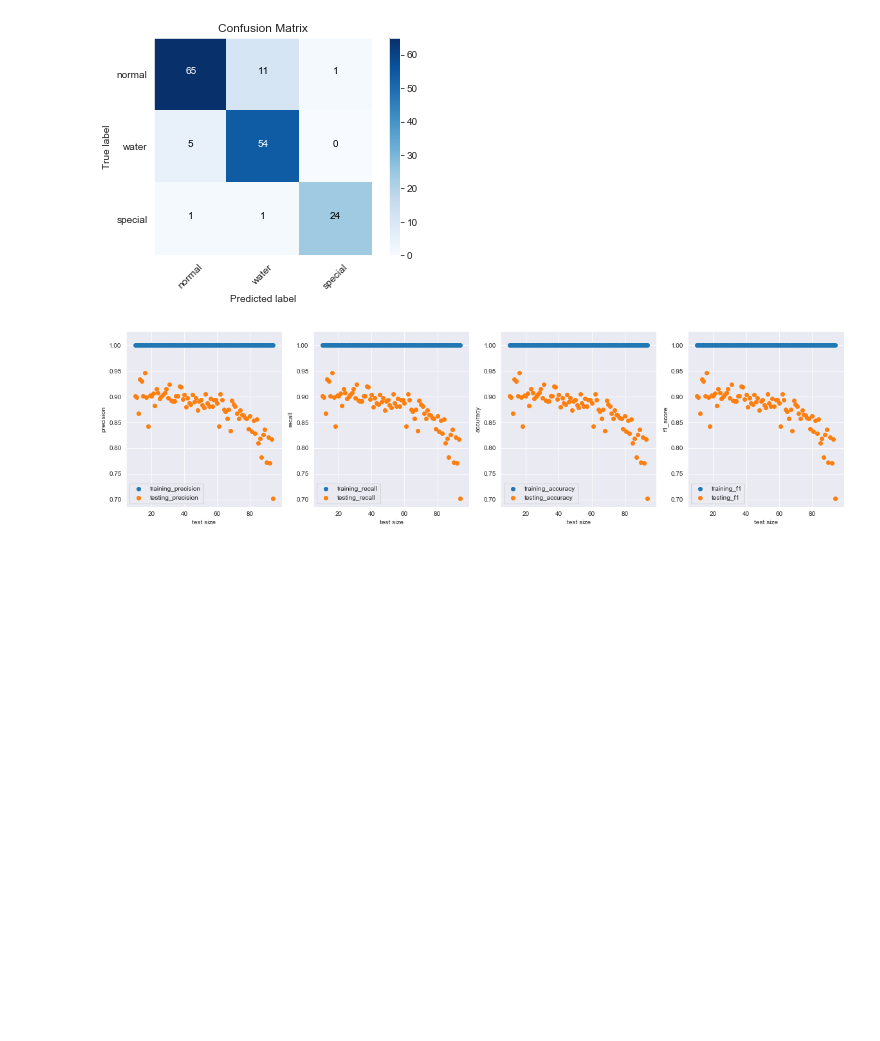
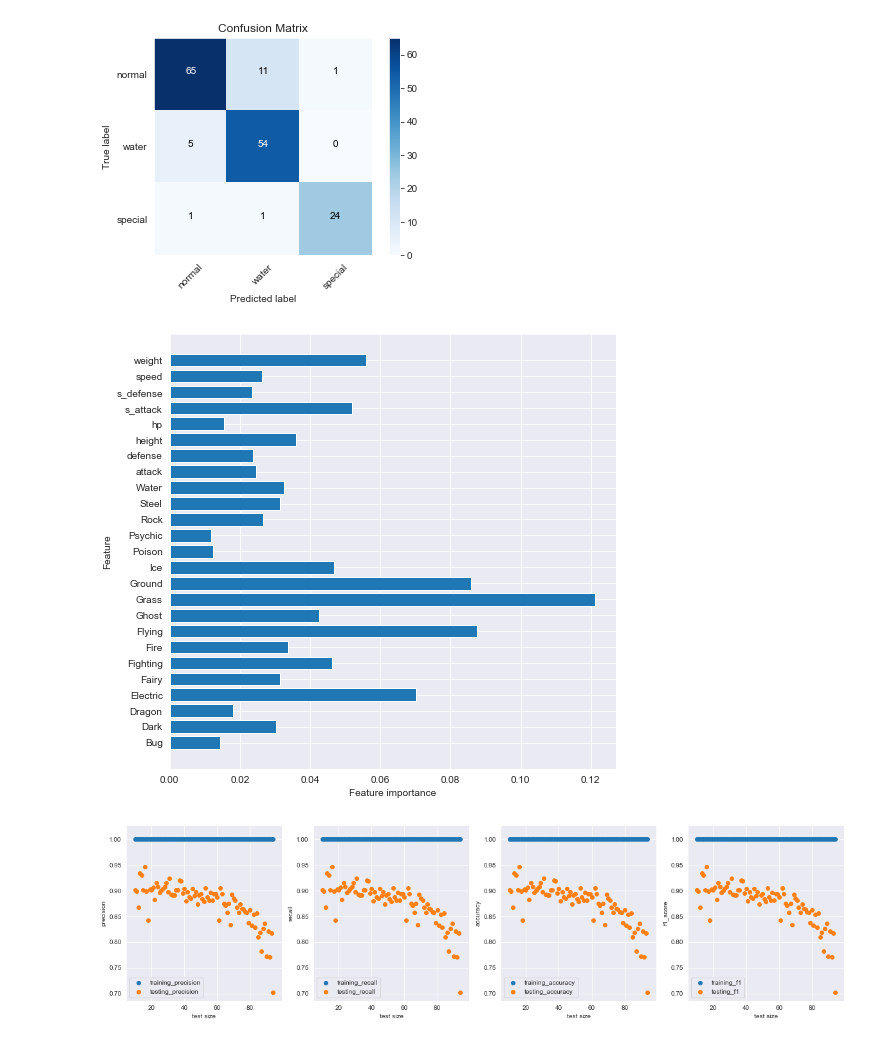
Before and after one commit to toprakmehmet/pokemon_types, a Jupyter notebook: pokemon_types.ipynb, the cells around one changed output. Saved outputs shown, nothing was run; the diff lists cells and outputs as text; code cells hidden in the pictures; blank space fills up the shorter version.

```diff
--- a/pokemon_types.ipynb
+++ b/pokemon_types.ipynb
@@ -531,6 +552,11 @@ rf_conf_metrix = confusion_matrix(y_test, rf_pred)
 conf_metrix(rf_conf_metrix)
 # %% [output]
 [figure]
+# %%
+# plot feature importances
+plot_feature_importances(rf_clf)
+# %% [output]
+[figure, added]
 # %%
 # plot metrixs by changing test size
 eva_plot(rf_clf)
```
Also changed, not shown: parts of 8 cells of this notebook.
